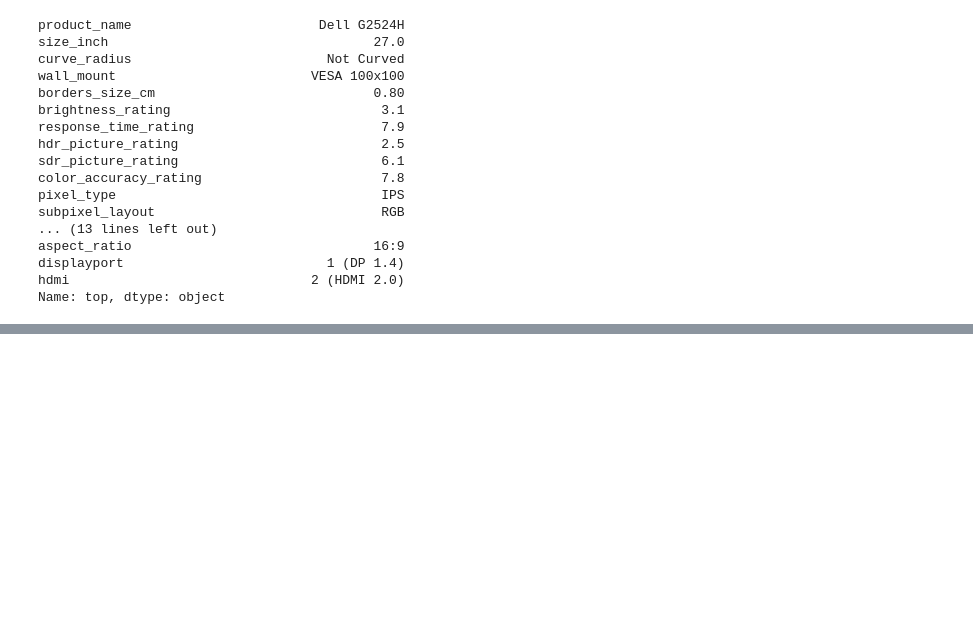
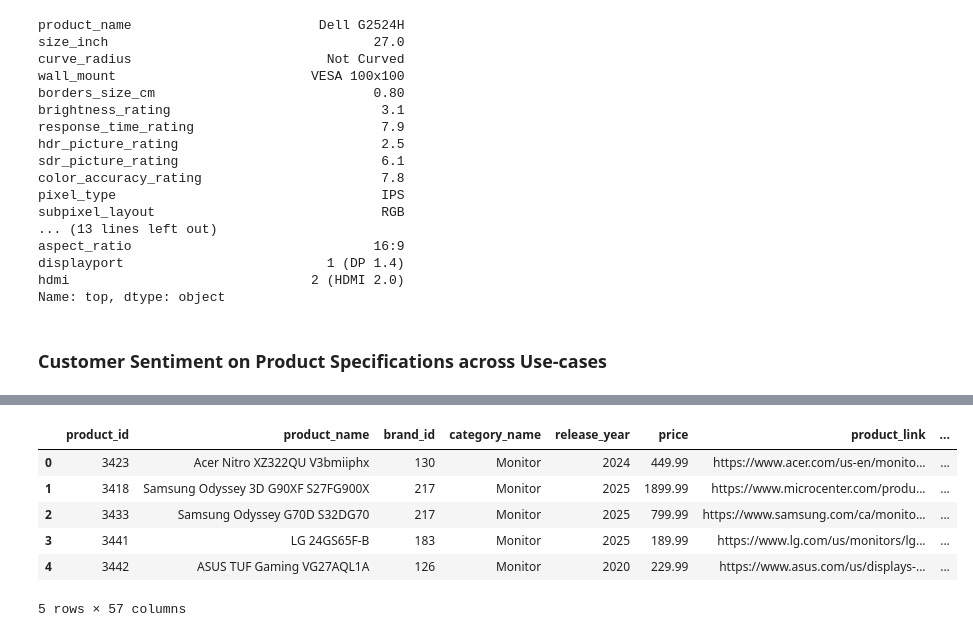
Before and after one commit to dipan99/prodlens, a Jupyter notebook: test.ipynb, the cells around one changed output, grey strips where cells are left out. Cells and saved outputs as stored; diff of their text form; code cells hidden in the pictures; blank space fills up the shorter version.

```diff
--- a/test.ipynb
+++ b/test.ipynb
@@ -691,3 +696,19 @@ aspect_ratio                               16:9
 displayport                          1 (DP 1.4)
 hdmi                               2 (HDMI 2.0)
 Name: top, dtype: object
+# %% [markdown]
+### Customer Sentiment on Product Specifications across Use-cases
+# %%
+category_name = "Monitor"
+query = f"""
+SELECT *
+FROM products p
+JOIN {category_name.lower()}_specs s ON p.product_id = s.product_id
+WHERE p.category_name = '{category_name}';
+"""
+
+rows, cols = sql_query(query)
+
+df = pd.DataFrame(rows, columns=cols)
+df.head()
+# %% [output]
@@ -693,0 +716,7 @@ Name: top, dtype: object
+|  | product_id | product_name | brand_id | category_name | release_year | price | product_link | ... |
+| 0 | 3423 | Acer Nitro XZ322QU V3bmiiphx | 130 | Monitor | 2024 | 449.99 | https://www.acer.com/us-en/monito... | ... |
+| 1 | 3418 | Samsung Odyssey 3D G90XF S27FG900X | 217 | Monitor | 2025 | 1899.99 | https://www.microcenter.com/produ... | ... |
+| 2 | 3433 | Samsung Odyssey G70D S32DG70 | 217 | Monitor | 2025 | 799.99 | https://www.samsung.com/ca/monito... | ... |
+| 3 | 3441 | LG 24GS65F-B | 183 | Monitor | 2025 | 189.99 | https://www.lg.com/us/monitors/lg... | ... |
+| 4 | 3442 | ASUS TUF Gaming VG27AQL1A | 126 | Monitor | 2020 | 229.99 | https://www.asus.com/us/displays-... | ... |
+5 rows × 57 columns
```
Also changed, not shown: parts of 24 cells of this notebook.
